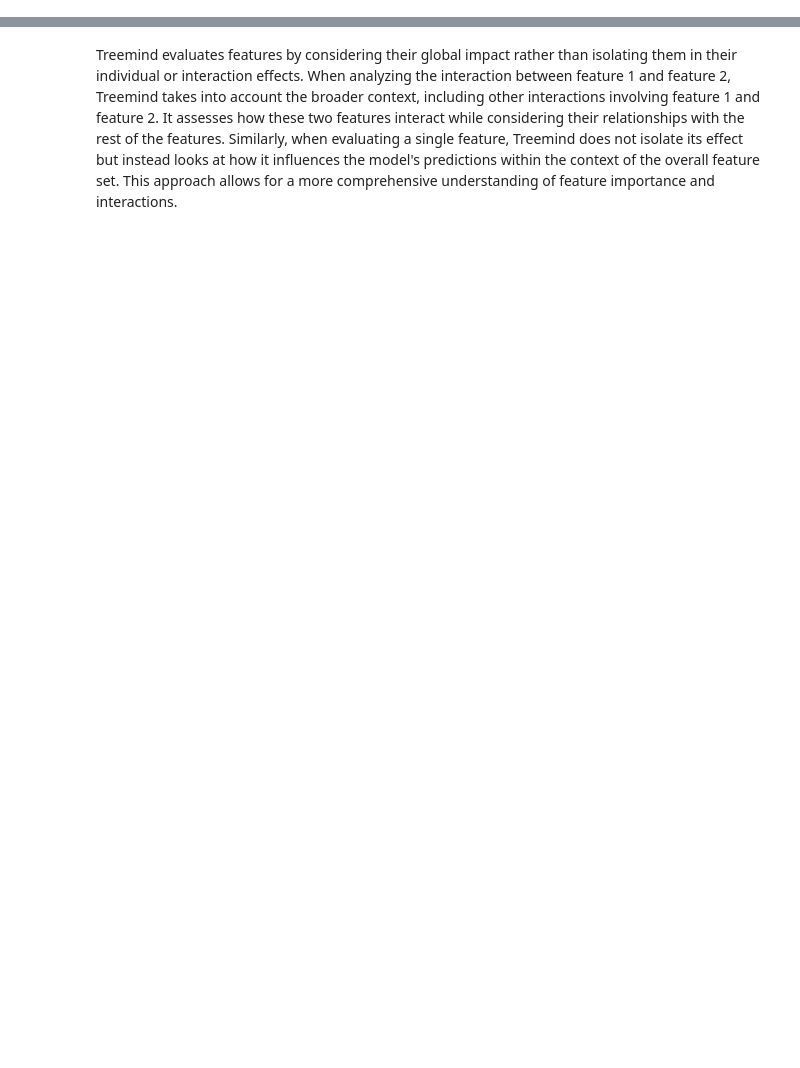
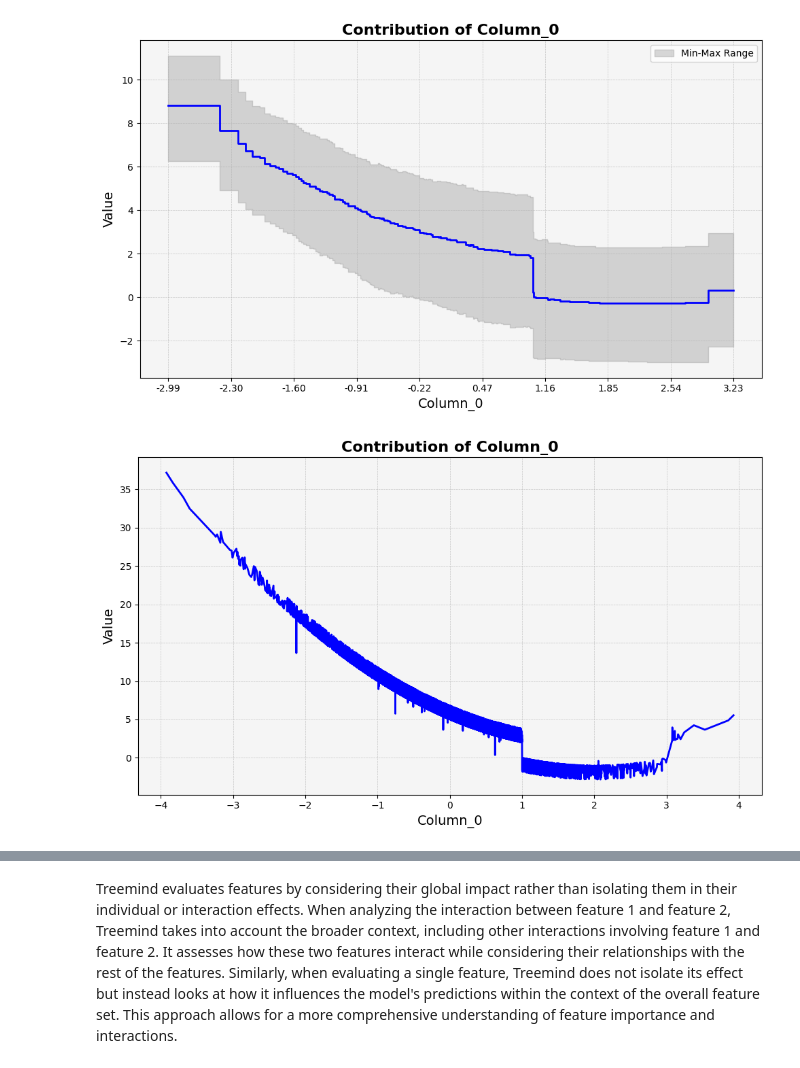
Before and after one commit to sametcopur/treemind, a Jupyter notebook: examples/experiment.ipynb, the cells around one changed output, grey strips where cells are left out. Saved outputs shown, nothing was run; the diff lists cells and outputs as text; code cells hidden in the pictures; blank space fills up the shorter version.

```diff
--- a/examples/experiment.ipynb
+++ b/examples/experiment.ipynb
@@ -146 +172,27 @@ plot_line_chart(x=feature_4, y=transformed_4, x_label="Column_4", y_label="Value
+# %%
+feature_df = explainer.analyze_feature(
+    0
+)  # Analyze the effect of feature_4 using Treemind's Explainer.
+# - This step evaluates how feature_4 influences the model's predictions, capturing its contribution to the target variable.
+
+feature_plot(
+    feature_df
+)  # Plot the results of the feature analysis using Treemind's feature_plot.
+# - This plot shows the model's interpretation of the relationship between feature_4 and the target.
+
+plot_line_chart(
+    x=feature_0,
+    y=transformed_0 + interaction_0_1,
+    x_label="Column_0",
+    y_label="Value",
+    title="Contribution of Column_0",
+)  # Plot the actual relationship between the original feature_4 and the transformed version used in the target.
+# - This line chart represents the true relationship used during data generation.
+
+# As seen, the real line chart and the interpretation from Treemind's model are very similar.
+# - This indicates that Treemind was able to accurately capture the single-variable relationship of feature_4 with the target.
+# - The model effectively identified the direct effect of feature_4, demonstrating Treemind's capability to detect and explain individual feature contributions.
+# %% [output]
+[figure, added]
+[figure, added]
 # %%
```
Also changed, not shown: parts of 6 cells of this notebook, 17 other files.
